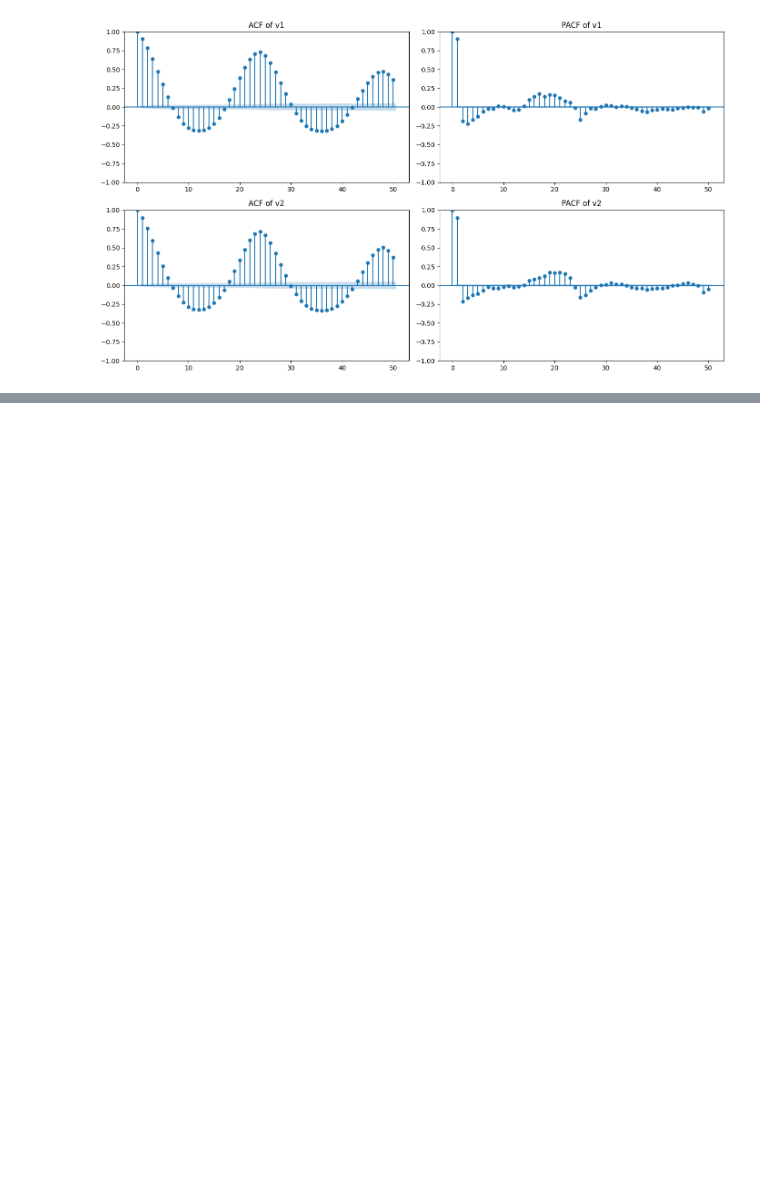
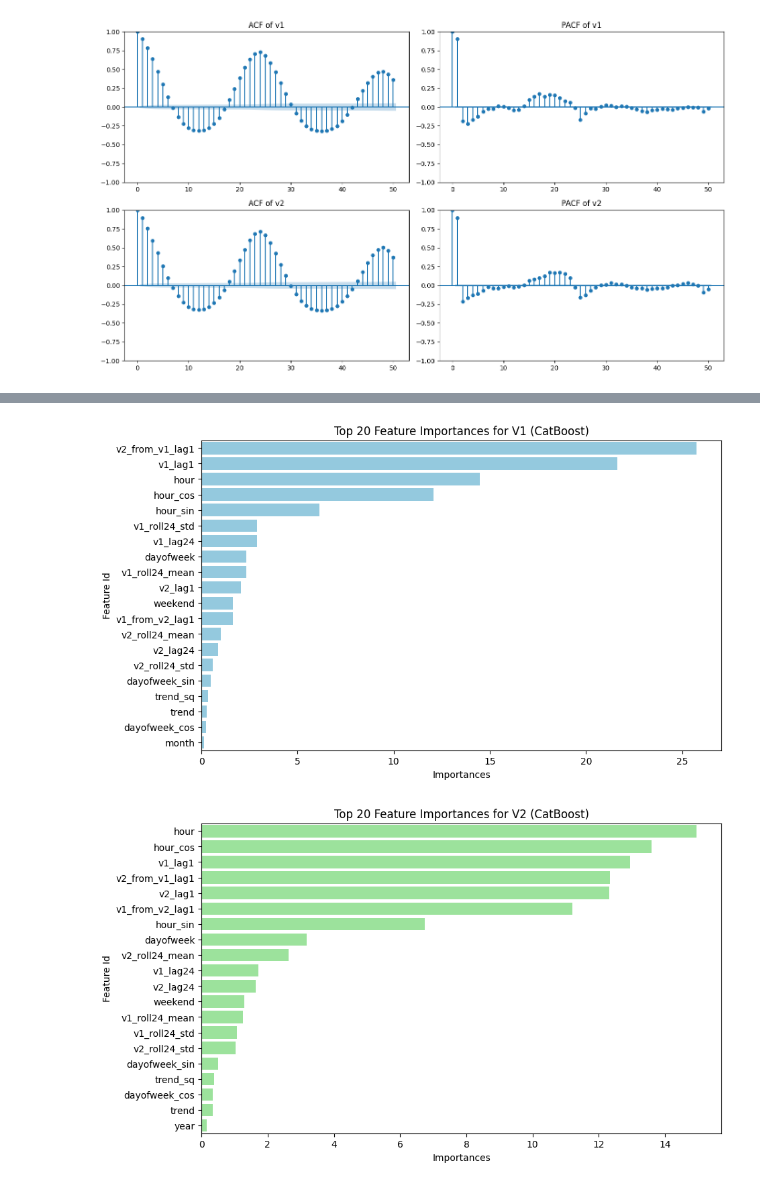
Before and after one commit to ghadena/DA3, a Jupyter notebook: assignment_3/A3.ipynb, the cells around one changed output, grey strips where cells are left out. Drawn from its saved outputs; the diff is of its cells as text; code cells hidden in the pictures; blank space fills up the shorter version.

```diff
--- a/assignment_3/A3.ipynb
+++ b/assignment_3/A3.ipynb
@@ -1152,0 +1206,24 @@ retrain model on al data before making forecasts
+# %%
+importances_v1 = final_cat_v1.get_feature_importance(prettified=True)
+importances_v2 = final_cat_v2.get_feature_importance(prettified=True)
+
+# Visual plot for feature importances
+plt.figure(figsize=(10, 6))
+
+sns.barplot(
+    data=importances_v1.sort_values(by="Importances", ascending=False).head(20),
+    y="Feature Id", x="Importances", color="skyblue"
+)
+plt.title("Top 20 Feature Importances for V1 (CatBoost)")
+plt.show()
+
+plt.figure(figsize=(10, 6))
+sns.barplot(
+    data=importances_v2.sort_values(by="Importances", ascending=False).head(20),
+    y="Feature Id", x="Importances", color="lightgreen"
+)
+plt.title("Top 20 Feature Importances for V2 (CatBoost)")
+plt.show()
+# %% [output]
+[figure, added]
+[figure, added]
```
Also changed, not shown: parts of 83 cells of this notebook.
